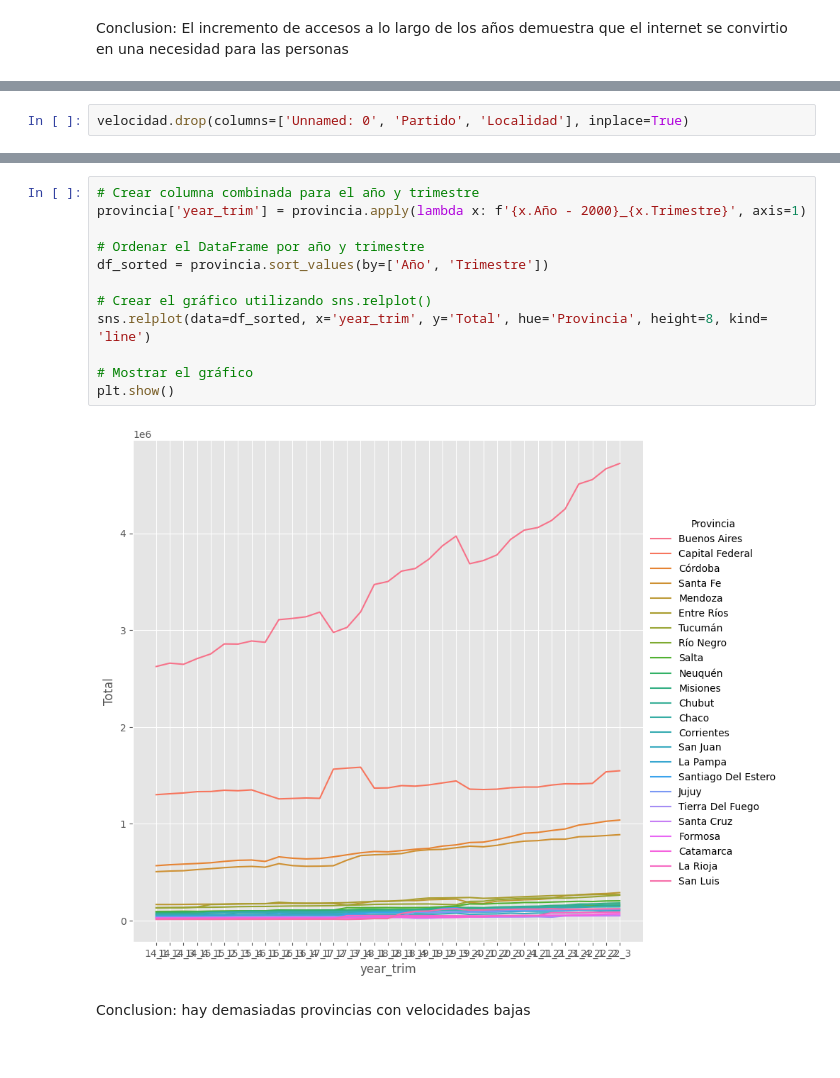
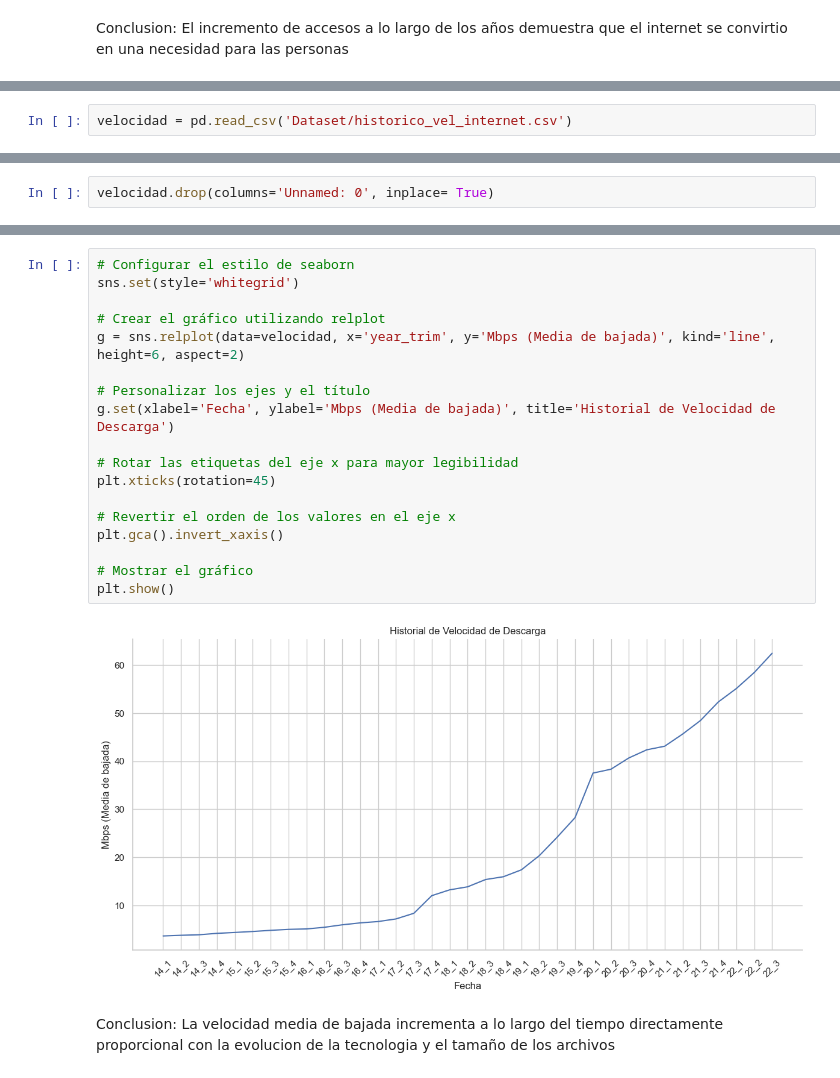
Before and after one commit to pablozmr/proy_ind_II, a Jupyter notebook: EDA.ipynb, the cells around one changed output, grey strips where cells are left out. Saved outputs shown, nothing was run; the diff lists cells and outputs as text.

```diff
--- a/EDA.ipynb
+++ b/EDA.ipynb
@@ -101,0 +154,2 @@ velocidad = pd.read_csv("Dataset/acceso_int_vel.csv")
+# %%
+velocidad = pd.read_csv('Dataset/historico_vel_internet.csv')
@@ -101,0 +163,2 @@ velocidad = pd.read_csv("Dataset/acceso_int_vel.csv")
+# %%
+velocidad.drop(columns='Unnamed: 0', inplace= True)
@@ -117,2 +197,0 @@ memory usage: 121.1+ KB
-# %%
-velocidad.drop(columns=['Unnamed: 0', 'Partido', 'Localidad'], inplace=True)
@@ -179,16 +198,23 @@ memory usage: 52.2+ KB
-# %%
-# Crear columna combinada para el año y trimestre
-provincia['year_trim'] = provincia.apply(lambda x: f'{x.Año - 2000}_{x.Trimestre}', axis=1)
-
-# Ordenar el DataFrame por año y trimestre
-df_sorted = provincia.sort_values(by=['Año', 'Trimestre'])
-
-# Crear el gráfico utilizando sns.relplot()
-sns.relplot(data=df_sorted, x='year_trim', y='Total', hue='Provincia', height=8, kind= 'line')
-
-# Mostrar el gráfico
-plt.show()
-# %% [output]
-[figure, removed]
-# %% [markdown]
-Conclusion: hay demasiadas provincias con velocidades bajas
+# %%
+# Configurar el estilo de seaborn
+sns.set(style='whitegrid')
+
+# Crear el gráfico utilizando relplot
+g = sns.relplot(data=velocidad, x='year_trim', y='Mbps (Media de bajada)', kind='line', height=6, aspect=2)
+
+# Personalizar los ejes y el título
+g.set(xlabel='Fecha', ylabel='Mbps (Media de bajada)', title='Historial de Velocidad de Descarga')
+
+# Rotar las etiquetas del eje x para mayor legibilidad
+plt.xticks(rotation=45)
+
+# Revertir el orden de los valores en el eje x
+plt.gca().invert_xaxis()
+
+# Mostrar el gráfico
+plt.show()
+# %% [output]
+[figure, added]
+# %% [markdown]
+Conclusion: La velocidad media de bajada incrementa a lo largo del tiempo directamente proporcional con la evolucion de la tecnologia y el tamaño
+de los archivos
```
Also changed, not shown: parts of 19 cells of this notebook.
